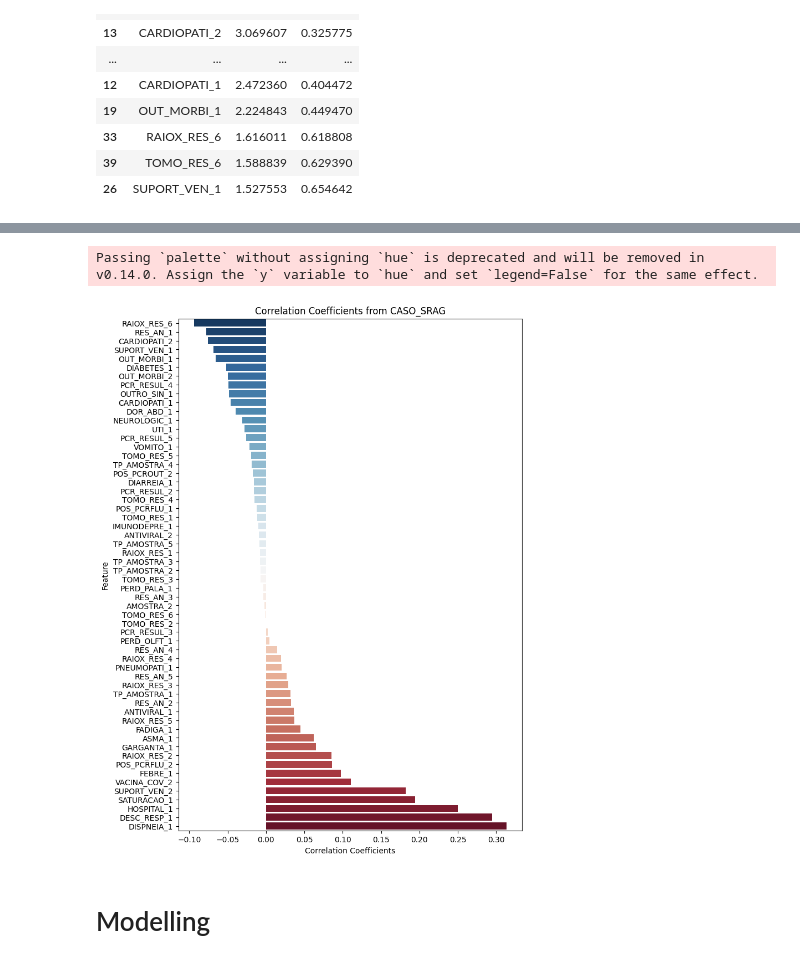
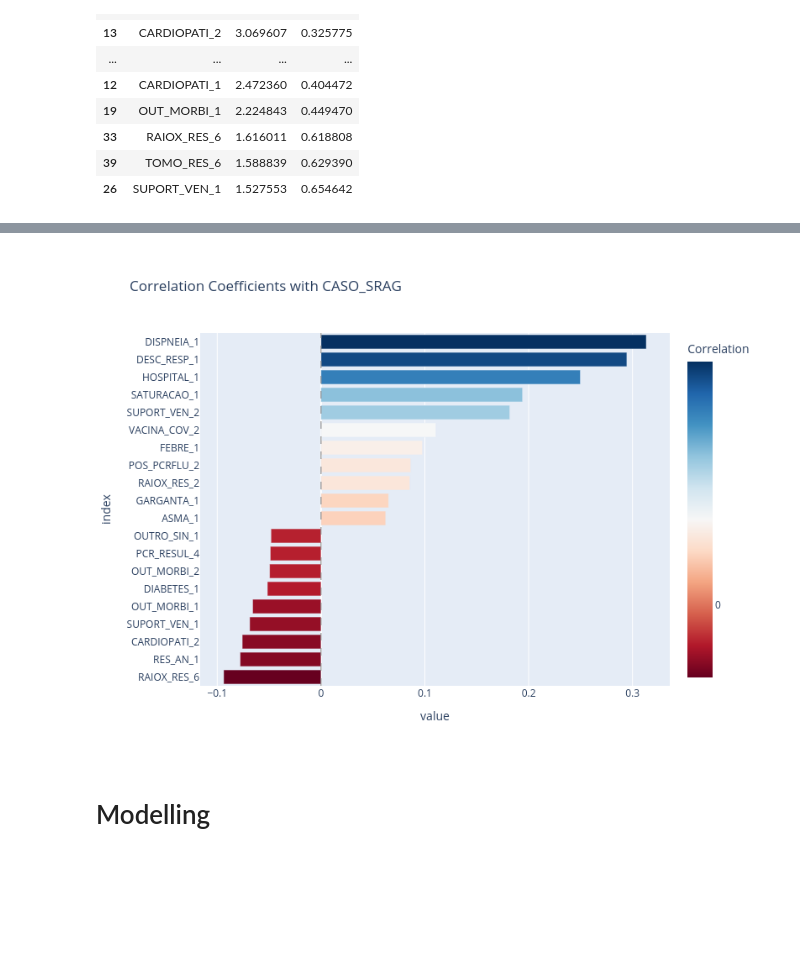
Before and after one commit to HeyLucasLeao/feature-residualizer, a Jupyter notebook: eda.ipynb, the cells around one changed output, grey strips where cells are left out. Drawn from its saved outputs; the diff is of its cells as text; code cells hidden in the pictures; blank space fills up the shorter version.

Commit message:
♻️ refactoring plot functions

```diff
--- a/eda.ipynb
+++ b/eda.ipynb
@@ -621,8 +785,7 @@ def plot_barplot_corr_with_target(X, y):
 # %%
-plot_barplot_corr_with_target(X_train[filtered_features], y_train)
+barplot_corr_with_target(X_train[filtered_features], y_train, top_n=20, fig_type="png")
 # %% [output]
-Passing `palette` without assigning `hue` is deprecated and will be removed in v0.14.0. Assign the `y` variable to `hue` and set `legend=False` for the same effect.
-[figure, old version]
+[figure, new version]
 # %% [markdown]
 # Modelling
 # %%
```
Also changed, not shown: parts of 14 cells of this notebook.
